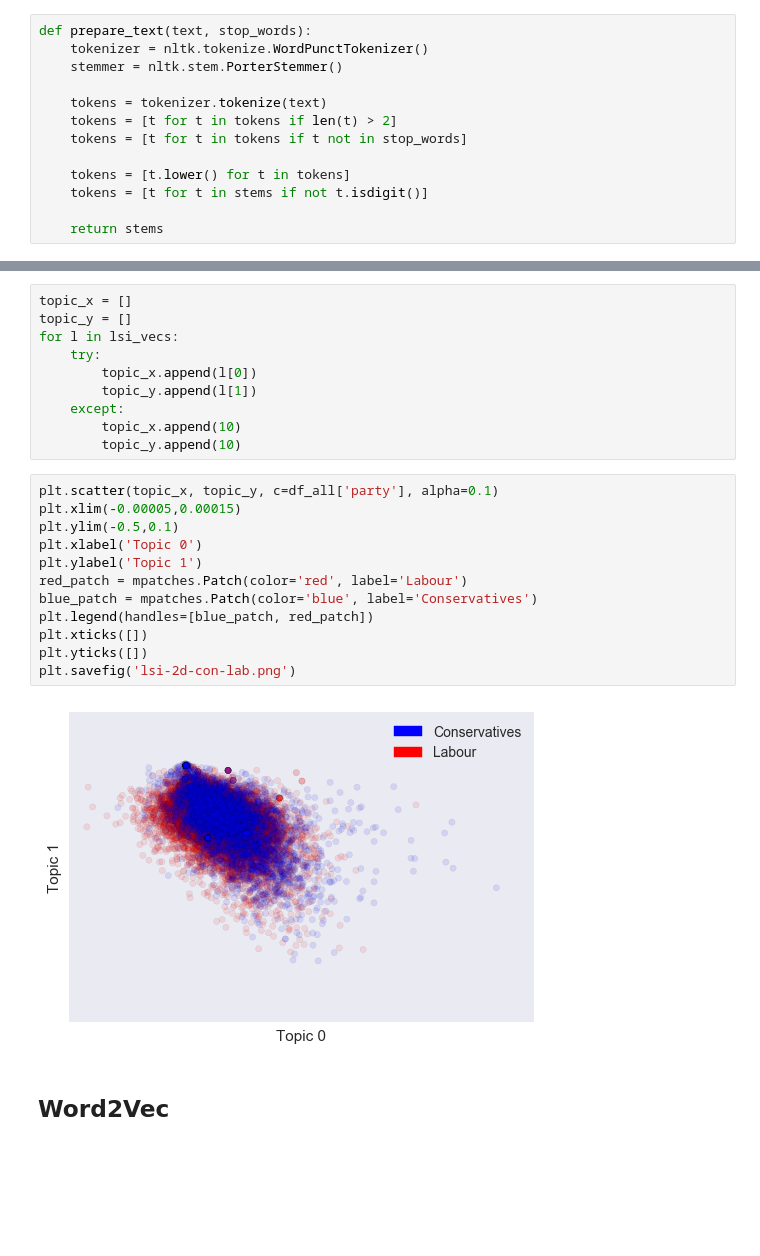
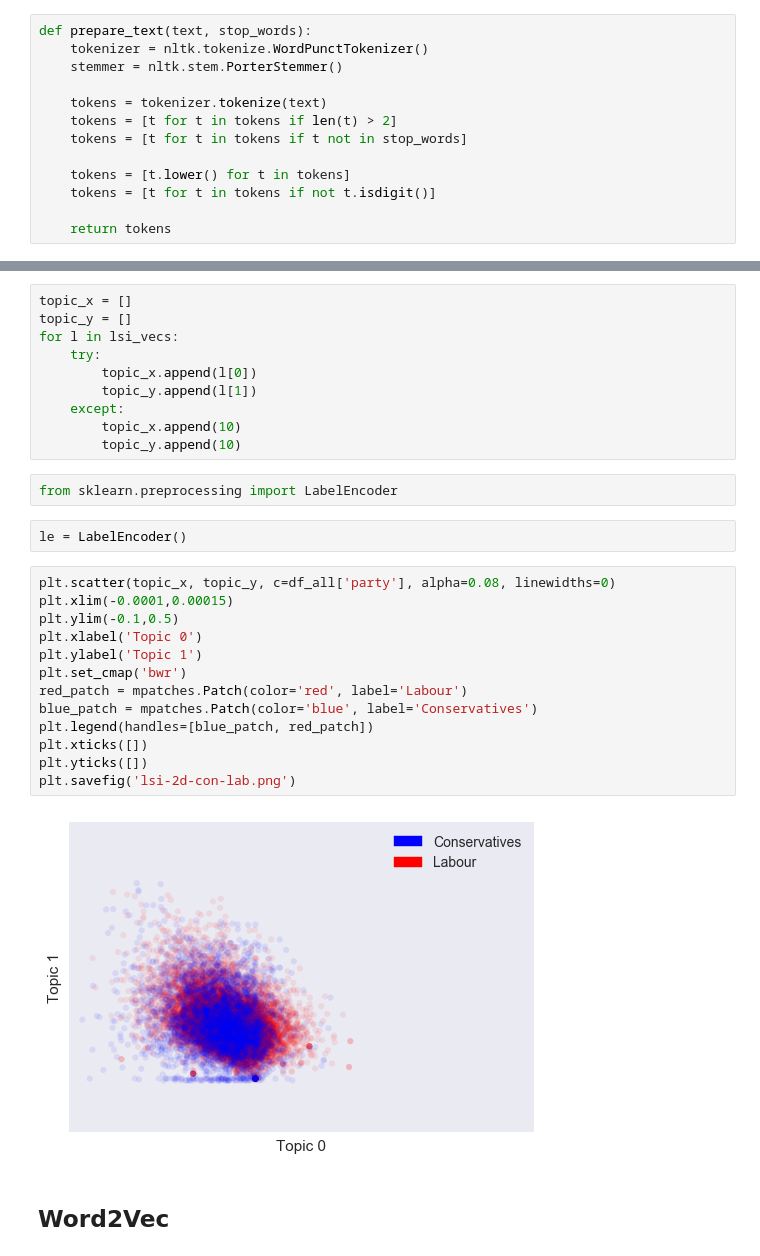
Before and after one commit to georgerichardson/hansard, a Jupyter notebook: exploration.ipynb, the cells around one changed output, grey strips where cells are left out. Saved outputs shown, nothing was run; the diff lists cells and outputs as text; blank space fills up the shorter version.

```diff
--- a/exploration.ipynb
+++ b/exploration.ipynb
@@ -28,9 +28,9 @@ def prepare_text(text, stop_words):
     tokens = [t for t in tokens if t not in stop_words]
 
     tokens = [t.lower() for t in tokens]
-    tokens = [t for t in stems if not t.isdigit()]
+    tokens = [t for t in tokens if not t.isdigit()]
 
-    return stems
+    return tokens
 # %%
 with open('stop_words_en_long.txt', 'r') as f:
     stop_words = f.read()
@@ -118,20 +128,25 @@ for l in lsi_vecs:
     except:
         topic_x.append(10)
         topic_y.append(10)
+# %%
+from sklearn.preprocessing import LabelEncoder
+# %%
+le = LabelEncoder()
 # %%
-plt.scatter(topic_x, topic_y, c=df_all['party'], alpha=0.1)
-plt.xlim(-0.00005,0.00015)
-plt.ylim(-0.5,0.1)
+plt.scatter(topic_x, topic_y, c=df_all['party'], alpha=0.08, linewidths=0)
+plt.xlim(-0.0001,0.00015)
+plt.ylim(-0.1,0.5)
 plt.xlabel('Topic 0')
 plt.ylabel('Topic 1')
+plt.set_cmap('bwr')
 red_patch = mpatches.Patch(color='red', label='Labour')
 blue_patch = mpatches.Patch(color='blue', label='Conservatives')
 plt.legend(handles=[blue_patch, red_patch])
 plt.xticks([])
 plt.yticks([])
 plt.savefig('lsi-2d-con-lab.png')
 # %% [output]
-[figure, old version]
+[figure, new version]
 # %% [markdown]
 ## Word2Vec
 # %%
```
Also changed, not shown: parts of 4 cells of this notebook, 4 other files.
